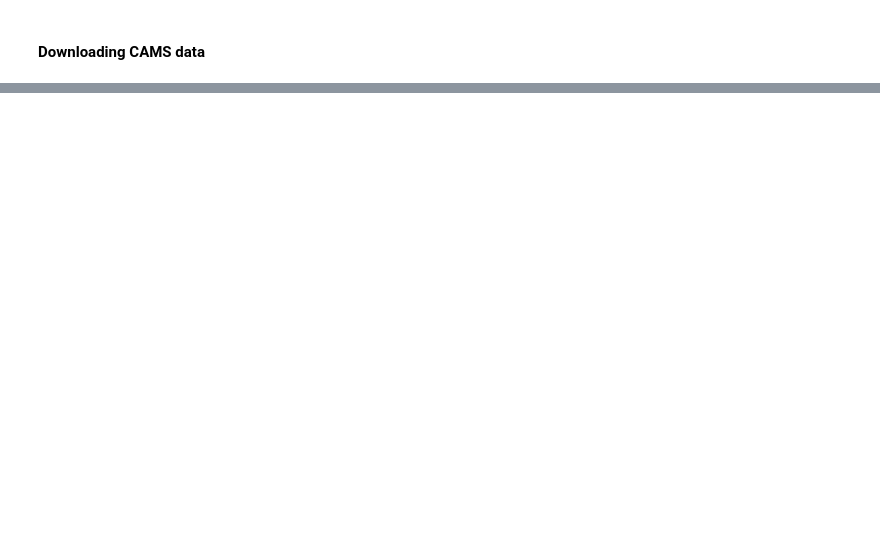
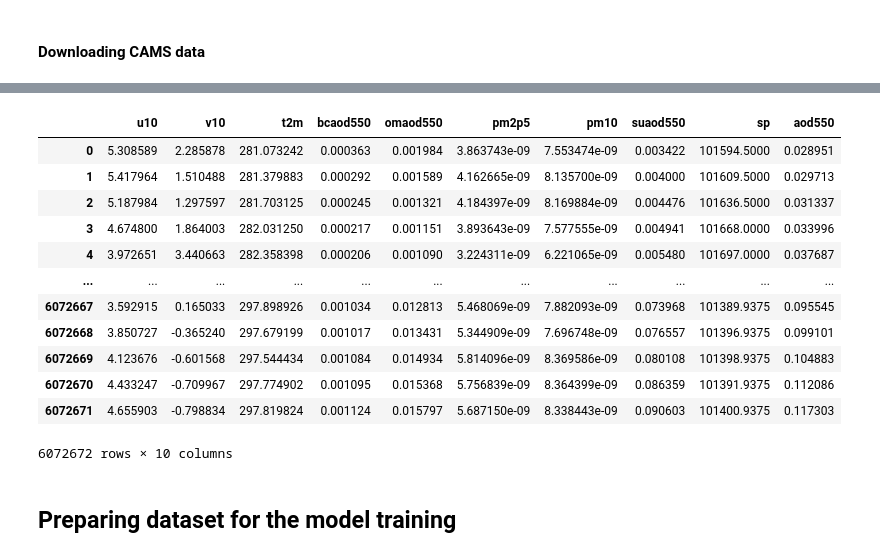
Before and after one commit to ssourav88/CNN_network_training-in-Pytorch-and-geospatial_analysis, a Jupyter notebook: Neural_network_in_PyTorch_and_geospatial_modelling.ipynb, the cells around one changed output, grey strips where cells are left out. Cells and saved outputs as stored; diff of their text form; code cells hidden in the pictures; blank space fills up the shorter version.

```diff
--- a/Neural_network_in_PyTorch_and_geospatial_modelling.ipynb
+++ b/Neural_network_in_PyTorch_and_geospatial_modelling.ipynb
@@ -57,0 +108,29 @@ True
+# %%
+variables = ['u10', 'v10', 't2m', 'bcaod550', 'omaod550', 'pm2p5', 'pm10', 'suaod550', 'sp', 'aod550']
+
+# Convert to DataFrame
+df = ds.to_dataframe().reset_index()
+df_clean = df[variables].dropna()
+print(f"Number of rows dropped: {df.shape[0] - df_clean.shape[0]}")
+
+# Compute correlation and p-values
+corr_matrix = df_clean.corr()
+pval_matrix = pd.DataFrame(np.ones((len(variables), len(variables))), columns=variables, index=variables)
+
+for i in variables:
+    for j in variables:
+        if i != j:
+            r, p = pearsonr(df_clean[i], df_clean[j])
+            pval_matrix.loc[i, j] = p
+        else:
+            pval_matrix.loc[i, j] = 0.0
+
+# Create custom annotations: corr (p)
+annot = corr_matrix.round(2).astype(str) + "\n(" + pval_matrix.applymap(lambda x: f"{x:.3f}").astype(str) + ")"
+
+# Plot heatmap
+plt.figure(figsize=(12, 10))
+sns.heatmap(corr_matrix, annot=annot, fmt='', cmap="coolwarm", square=True, cbar_kws={"label": "Correlation"})
+plt.title("Correlation Matrix with P-values (3 decimal places)")
+plt.tight_layout()
+plt.show()
@@ -58 +140,19 @@ True
+# %%
+df_clean
+# %% [output]
+|  | u10 | v10 | t2m | bcaod550 | omaod550 | pm2p5 | pm10 | suaod550 | sp | aod550 |
+| 0 | 5.308589 | 2.285878 | 281.073242 | 0.000363 | 0.001984 | 3.863743e-09 | 7.553474e-09 | 0.003422 | 101594.5000 | 0.028951 |
+| 1 | 5.417964 | 1.510488 | 281.379883 | 0.000292 | 0.001589 | 4.162665e-09 | 8.135700e-09 | 0.004000 | 101609.5000 | 0.029713 |
+| 2 | 5.187984 | 1.297597 | 281.703125 | 0.000245 | 0.001321 | 4.184397e-09 | 8.169884e-09 | 0.004476 | 101636.5000 | 0.031337 |
+| 3 | 4.674800 | 1.864003 | 282.031250 | 0.000217 | 0.001151 | 3.893643e-09 | 7.577555e-09 | 0.004941 | 101668.0000 | 0.033996 |
+| 4 | 3.972651 | 3.440663 | 282.358398 | 0.000206 | 0.001090 | 3.224311e-09 | 6.221065e-09 | 0.005480 | 101697.0000 | 0.037687 |
+| ... | ... | ... | ... | ... | ... | ... | ... | ... | ... | ... |
+| 6072667 | 3.592915 | 0.165033 | 297.898926 | 0.001034 | 0.012813 | 5.468069e-09 | 7.882093e-09 | 0.073968 | 101389.9375 | 0.095545 |
+| 6072668 | 3.850727 | -0.365240 | 297.679199 | 0.001017 | 0.013431 | 5.344909e-09 | 7.696748e-09 | 0.076557 | 101396.9375 | 0.099101 |
+| 6072669 | 4.123676 | -0.601568 | 297.544434 | 0.001084 | 0.014934 | 5.814096e-09 | 8.369586e-09 | 0.080108 | 101398.9375 | 0.104883 |
+| 6072670 | 4.433247 | -0.709967 | 297.774902 | 0.001095 | 0.015368 | 5.756839e-09 | 8.364399e-09 | 0.086359 | 101391.9375 | 0.112086 |
+| 6072671 | 4.655903 | -0.798834 | 297.819824 | 0.001124 | 0.015797 | 5.687150e-09 | 8.338443e-09 | 0.090603 | 101400.9375 | 0.117303 |
+6072672 rows × 10 columns
+# %% [markdown]
+## Preparing dataset for the model training
 # %%
```
Also changed, not shown: parts of 25 cells of this notebook.
